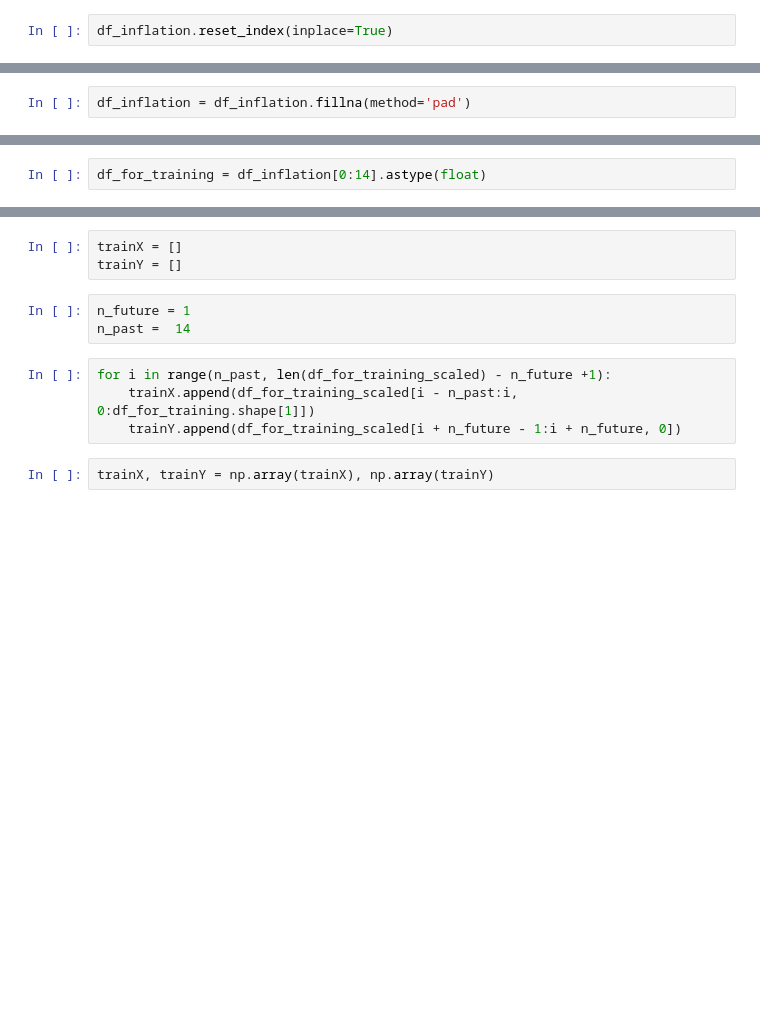
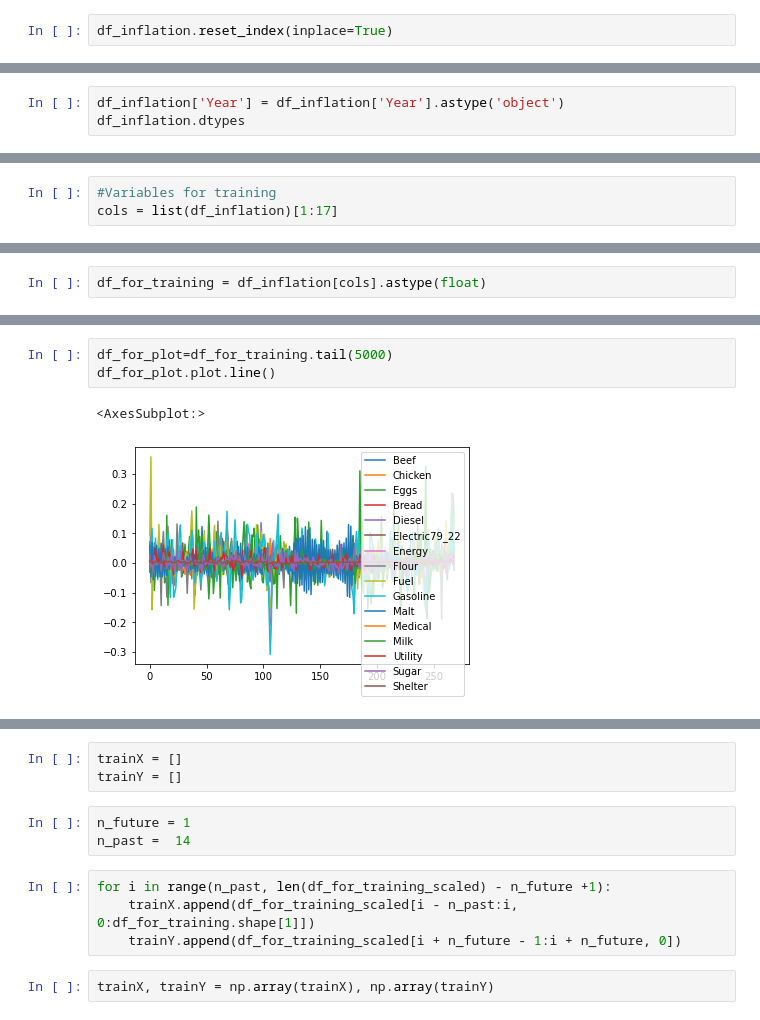
Before and after one commit to ehaji1/project-2, a Jupyter notebook: cpi_project_scott.ipynb, the cells around one changed output, grey strips where cells are left out. Drawn from its saved outputs; the diff is of its cells as text; blank space fills up the shorter version.

```diff
--- a/cpi_project_scott.ipynb
+++ b/cpi_project_scott.ipynb
@@ -176,2 +211,0 @@ df_inflation.dtypes
-# %%
-df_inflation = df_inflation.fillna(method='pad')
@@ -192,0 +212,3 @@ plt.show()
+# %%
+df_inflation['Year'] = df_inflation['Year'].astype('object')
+df_inflation.dtypes
@@ -196,0 +246,3 @@ train_dates.tail() #Check last few dates.
+# %%
+#Variables for training
+cols = list(df_inflation)[1:17]
@@ -197,4 +254,4 @@ train_dates.tail() #Check last few dates.
 # %%
-df_for_training = df_inflation[0:14].astype(float)
+df_for_training = df_inflation[cols].astype(float)
 # %%
 df_for_training
@@ -201,3 +272,9 @@ df_for_training
+# %%
+df_for_plot=df_for_training.tail(5000)
+df_for_plot.plot.line()
+# %% [output]
+<AxesSubplot:>
+[figure, added]
 # %%
 scaler = StandardScaler()
 scaler = scaler.fit(df_for_training)
```
Also changed, not shown: parts of 24 cells of this notebook, 1 other file.
